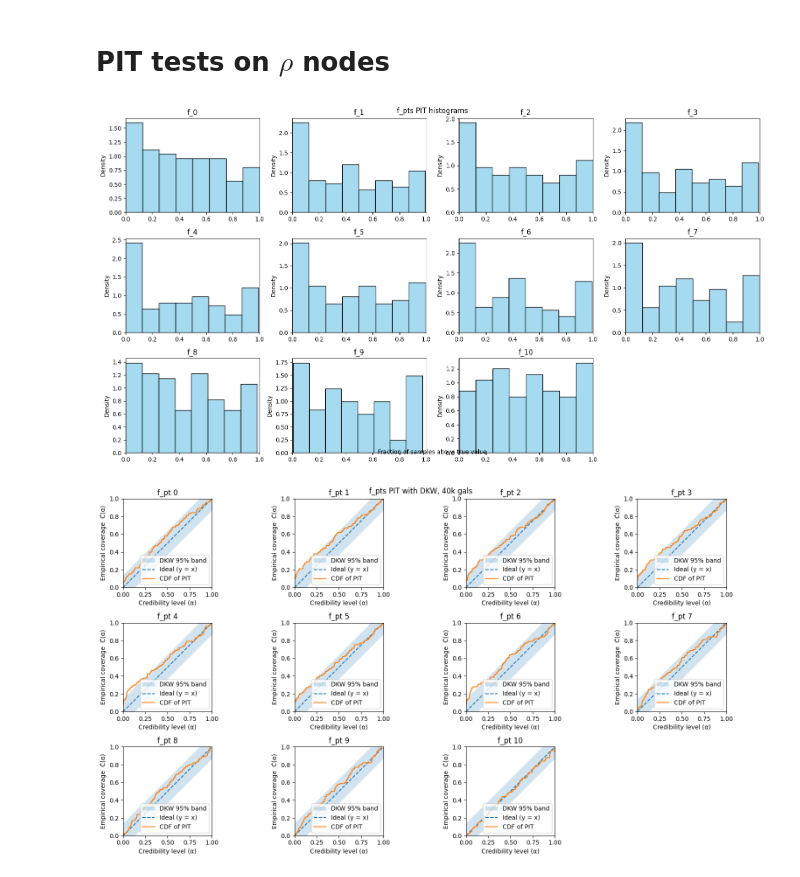
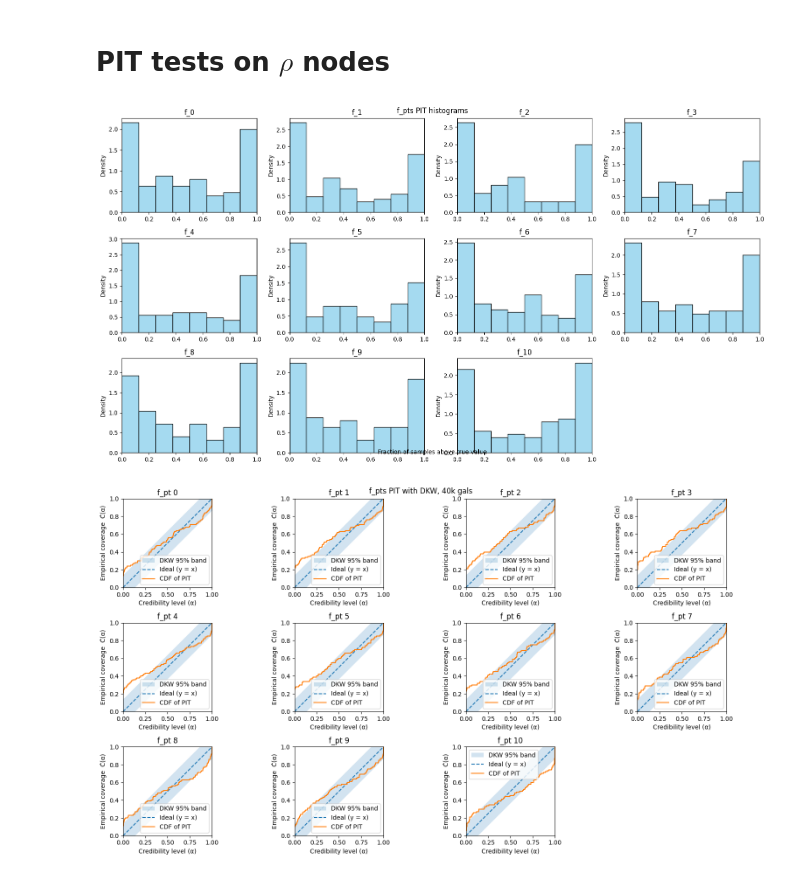
Before and after one commit to npierce-0/void-number-counts, a Jupyter notebook: bias_testing.ipynb, the cells around one changed output. Cells and saved outputs as stored; diff of their text form; code cells hidden in the pictures.

Commit message:
additional plots for analysis

```diff
--- a/bias_testing.ipynb
+++ b/bias_testing.ipynb
@@ -86,5 +95,5 @@ Scale $\rho$ nodes so the zeroth node matches the truth value
 # %%
-with open("data/loguniform_100trial_40kgals.pkl", "rb") as f:
+with open("data/numerical_schechter_nonpara_100trial_40kgals.pkl", "rb") as f:
     MPI_master = pickle.load(f)
 
 
@@ -111,11 +120,6 @@ alpha_truth_array = truths_list(alpha_truth_list)
 L_star_truth_array = truths_list(L_star_truth_list)
 f_truth_array = truths_nodes(f_pts_truth_list.values())
 sm_truth_array = truths_nodes(sm_truth_list.values())
-
-
-## scaling
-scaling = f_truth_array[:,0] / jnp.mean(f_array[:,:,0], axis=0)
-f_scaled_array = f_array.copy() #* scaling[None, :, None]
 # %%
 np.shape(f_array)
 # %% [output]
@@ -157,7 +161,7 @@ for i, j in zip((frac_alpha, frac_L_star), ('alpha', 'M_star')):
 # %%
 
 
-frac_f = np.mean(f_scaled_array > f_truth_array[None, :, :], axis=0)
+frac_f = np.mean(f_array > f_truth_array[None, :, :], axis=0)
 
 n_runs, n_fpts = frac_f.shape
 
@@ -188,32 +192,32 @@ plt.show()
 
 
 n_runs, n_fpts = frac_f.shape
 
 ncols = 4
 nrows = math.ceil(n_fpts / ncols)
 
 fig, axes = plt.subplots(nrows, ncols, figsize=(4*ncols, 3*nrows), squeeze=False)
 
 for k in range(n_fpts):
     r, c = divmod(k, ncols)
     ax = axes[r, c]
 
     # Make this the "current" axes so your function draws here
 
 
     # Call your existing PIT plotting function on this column
     dkw_pit.plot_pit_with_dkw(frac_f[:, k], alpha=0.05, ax=ax)
 
     ax.set_title(f"f_pt {k}")
 
 # Hide unused subplots if n_fpts doesn’t fill the grid
 for k in range(n_fpts, nrows * ncols):
     r, c = divmod(k, ncols)
     axes[r, c].axis("off")
 
 fig.suptitle("f_pts PIT with DKW, 40k gals", y=0.95)
 plt.tight_layout()
 plt.show()
 # %% [output]
-[figure, old version]
+[figure, new version]
-[figure, old version]
+[figure, new version]
```
Also changed, not shown: parts of 6 cells of this notebook.
